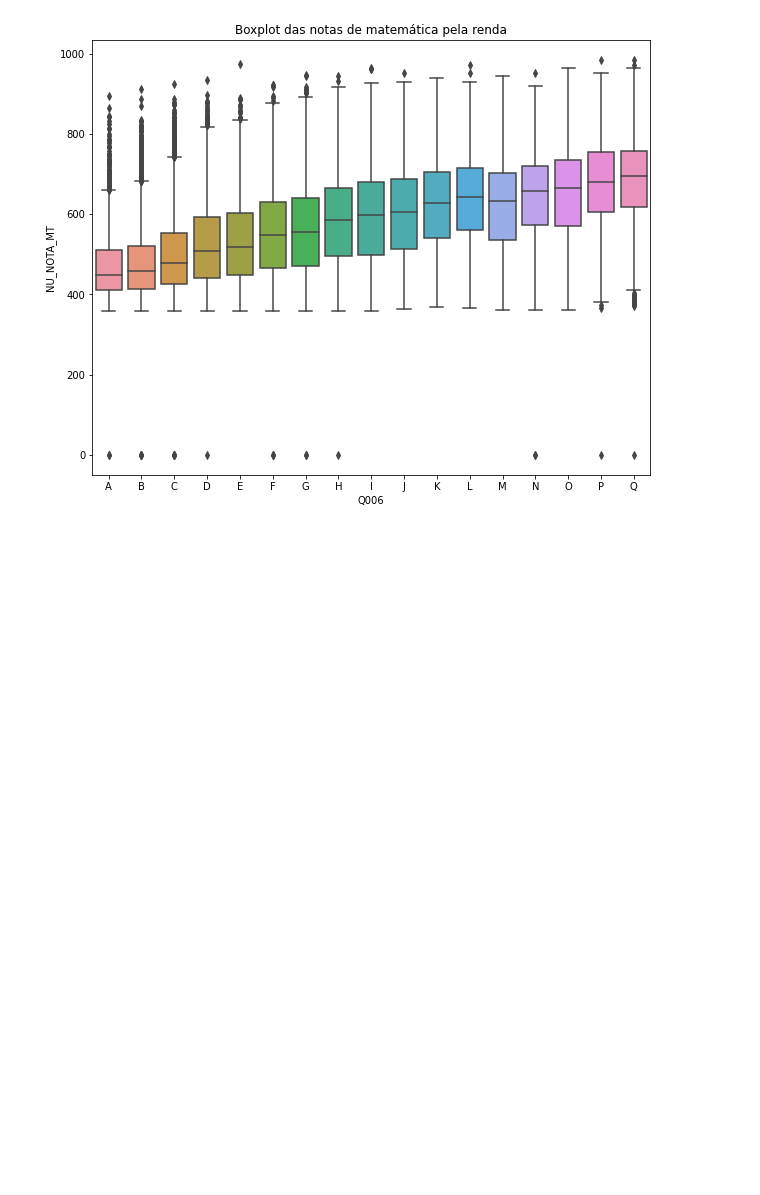
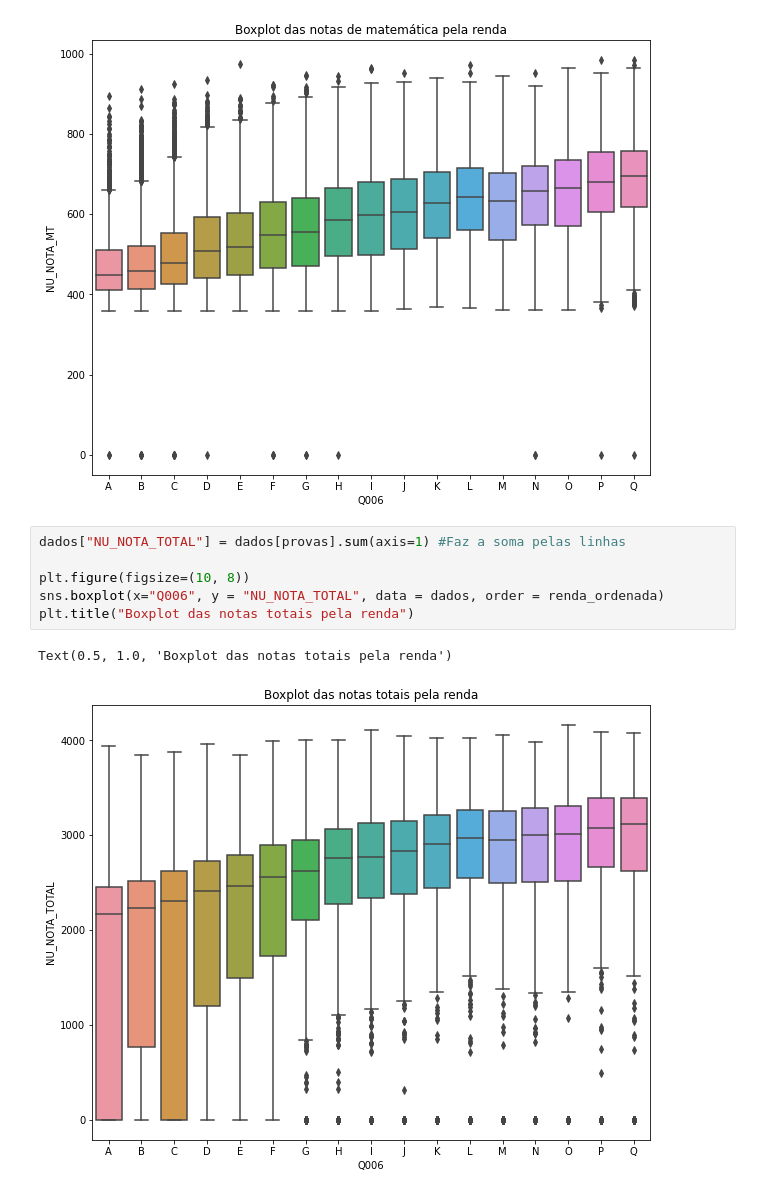
Before and after one commit to emys-alb/ImersaoDados, a Jupyter notebook: ImersaoDados.ipynb, the cells around one changed output. Cells and saved outputs as stored; diff of their text form; blank space fills up the shorter version.

```diff
--- a/ImersaoDados.ipynb
+++ b/ImersaoDados.ipynb
@@ -241,3 +241,12 @@ plt.title("Boxplot das notas de matemática pela renda")
 # %% [output]
 Text(0.5, 1.0, 'Boxplot das notas de matemática pela renda')
 [figure]
+# %%
+dados["NU_NOTA_TOTAL"] = dados[provas].sum(axis=1) #Faz a soma pelas linhas
+
+plt.figure(figsize=(10, 8))
+sns.boxplot(x="Q006", y = "NU_NOTA_TOTAL", data = dados, order = renda_ordenada)
+plt.title("Boxplot das notas totais pela renda")
+# %% [output]
+Text(0.5, 1.0, 'Boxplot das notas totais pela renda')
+[figure, added]
```
Also changed, not shown: parts of 6 cells of this notebook.
